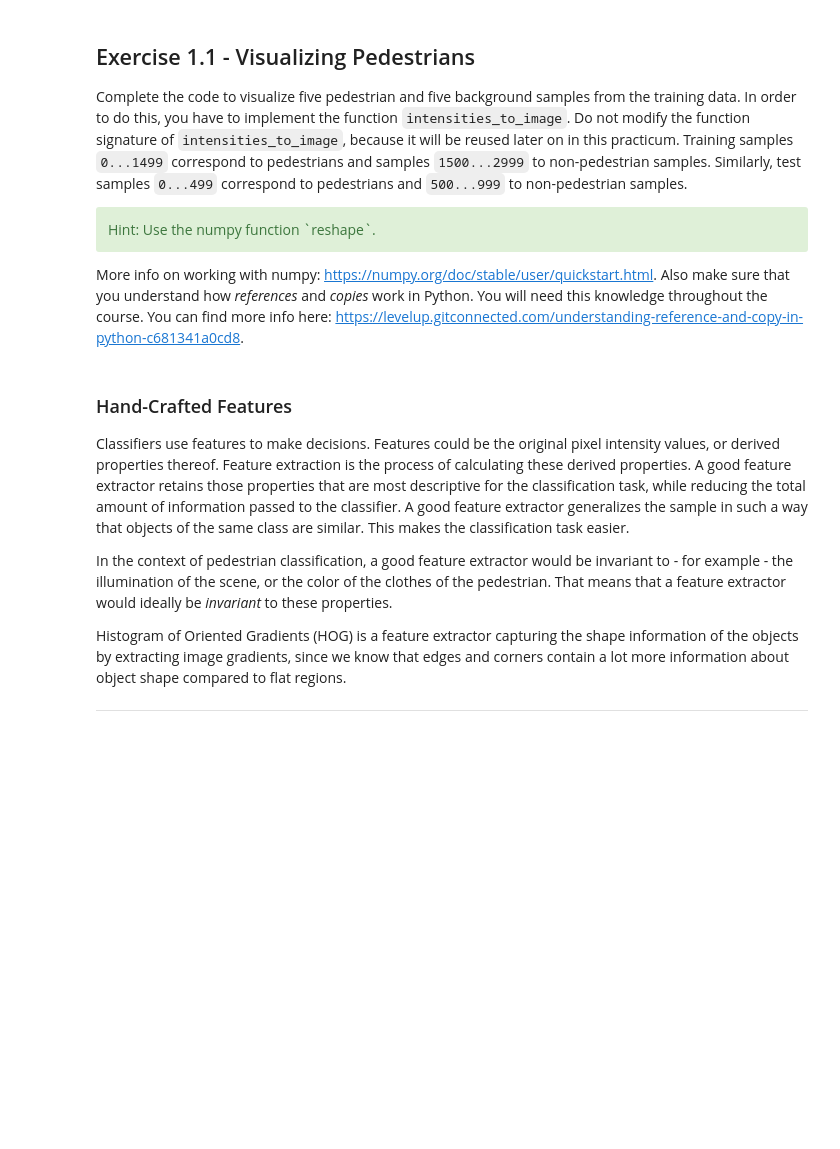
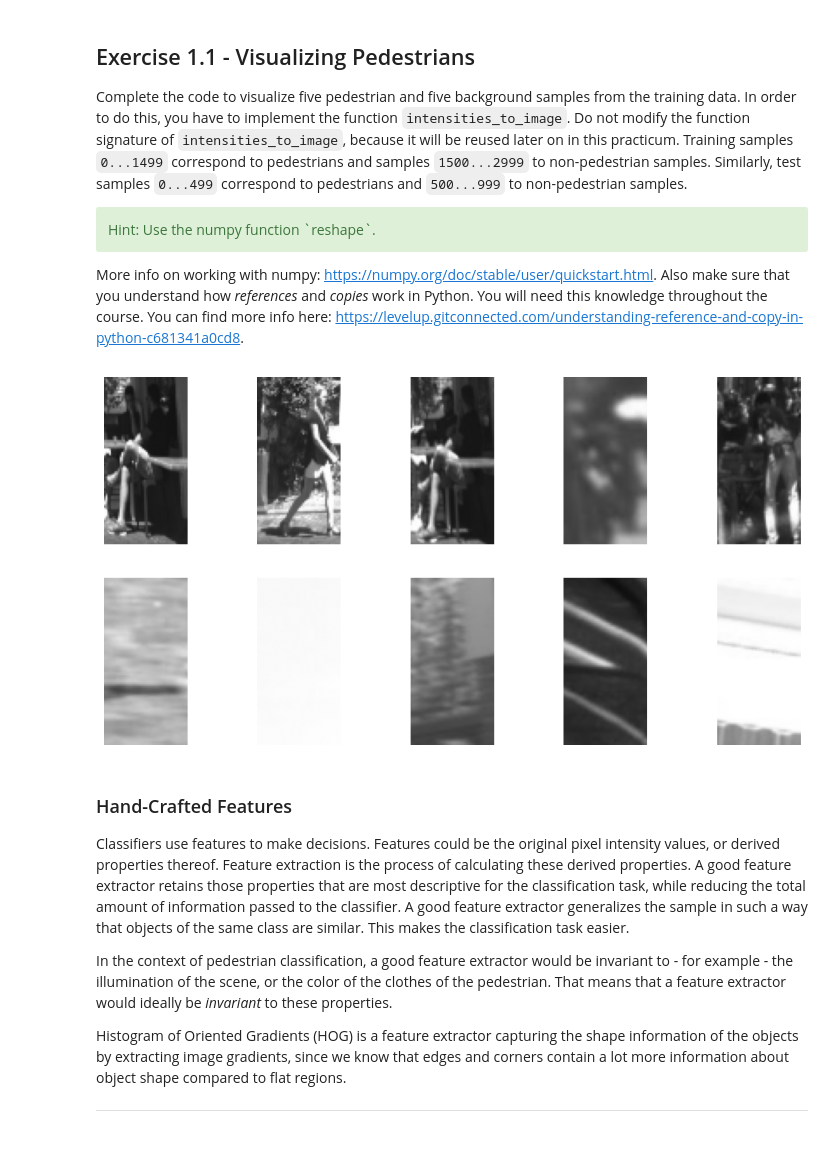
Before and after one commit to lodewijkguffens-ship-it/RO47004p1, a Jupyter notebook: practicum1.ipynb, the cells around one changed output. Saved outputs shown, nothing was run; the diff lists cells and outputs as text; code cells hidden in the pictures; blank space fills up the shorter version.

```diff
--- a/practicum1.ipynb
+++ b/practicum1.ipynb
@@ -166,23 +169,24 @@ More info on working with numpy: https://numpy.org/doc/stable/user/quickstart.ht
 # %%
 # CELL REF: C1.1a
 
 import numpy as np
 import cv2
 def intensities_to_image(X):
-    # YOUR CODE HERE
-    raise NotImplementedError()
-    return X   # Modify
+    image = X.reshape((96, 48)).copy()
+    return image   # Modify
 
 import matplotlib.pyplot as plt
 samples = X_train_intensity[::300,:]
 num_of_examples = 10
 fig = plt.figure(figsize=(12,6))
 for i in range(num_of_examples):
     ax = fig.add_subplot(2, 5, i+1)
     img = intensities_to_image(samples[i,:])
     ax.imshow(img, cmap='gray', vmin=0, vmax=255)
     plt.axis("off")
 plt.show()
+# %% [output]
+[figure, added]
 # %%
 # CELL REF: C1.1b
 
```
Also changed, not shown: parts of 20 cells of this notebook.
